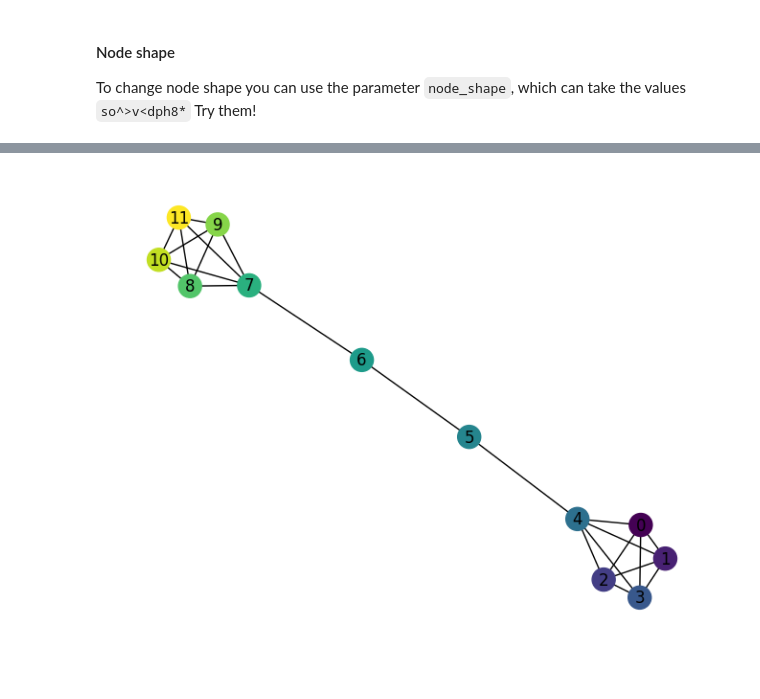
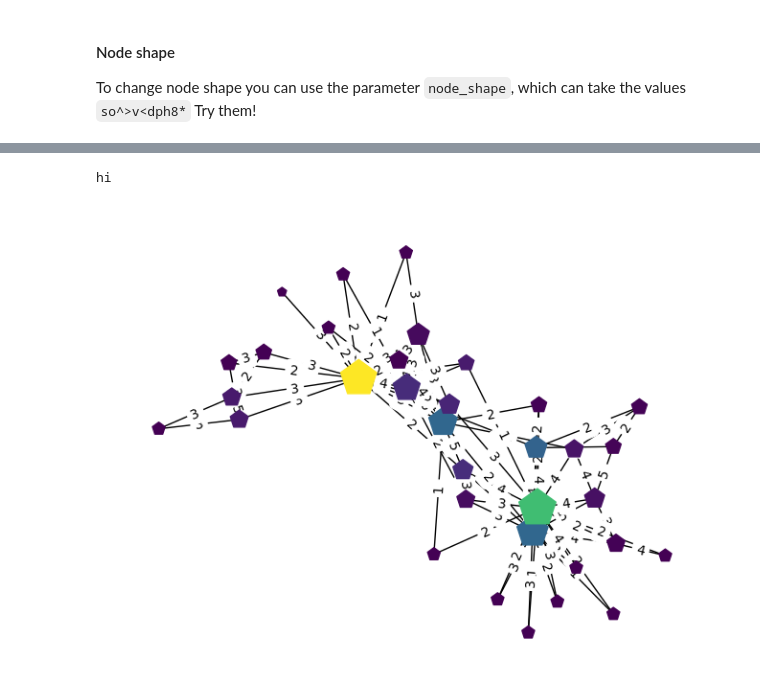
Before and after one commit to IFISC/Complex_Networks_Master, a Jupyter notebook: Lecture_4.ipynb, the cells around one changed output, grey strips where cells are left out. Cells and saved outputs as stored; diff of their text form; code cells hidden in the pictures.

```diff
--- a/Lecture_4.ipynb
+++ b/Lecture_4.ipynb
@@ -204,4 +197,17 @@ Type:      function
 # %%
-nx.draw(G,pos=pos,with_labels=True,node_color=G.nodes())
+nx.draw(G,
+        pos=fr_layout,
+        node_color=node_betweenness,
+        node_size=50*node_deg,
+        node_shape='p')
+labels = {}
+for edge in G.edges():
+    labels[edge] = G.edges[edge]['weight']
+
+nx.draw_networkx_edge_labels(G,
+                             pos=fr_layout,
+                             edge_labels=labels)
+print('hi')
 # %% [output]
+hi
-[figure, old version]
+[figure, new version]
```
Also changed, not shown: parts of 25 cells of this notebook, 1 other file.
